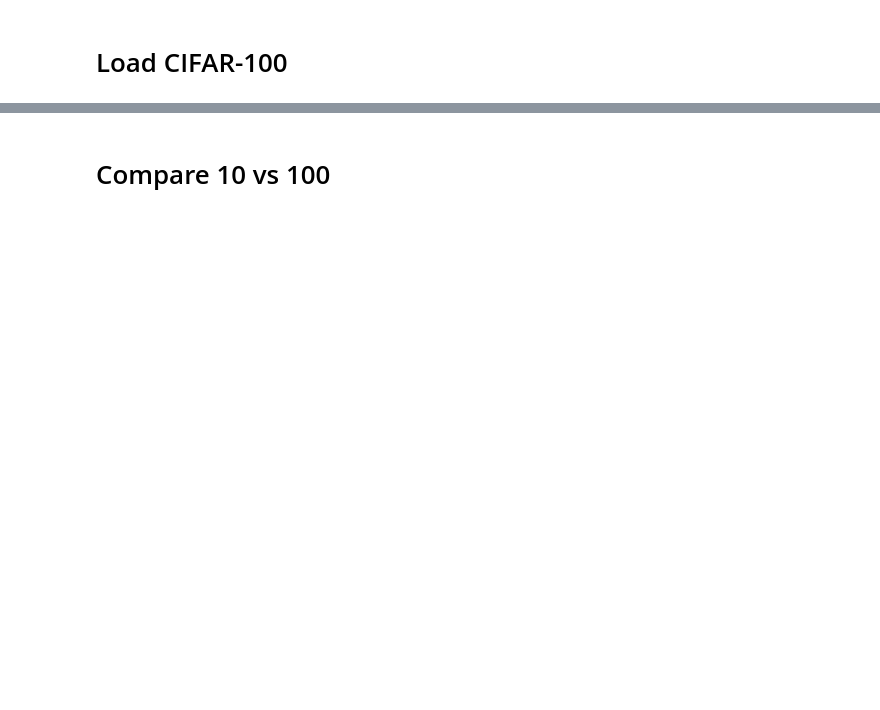
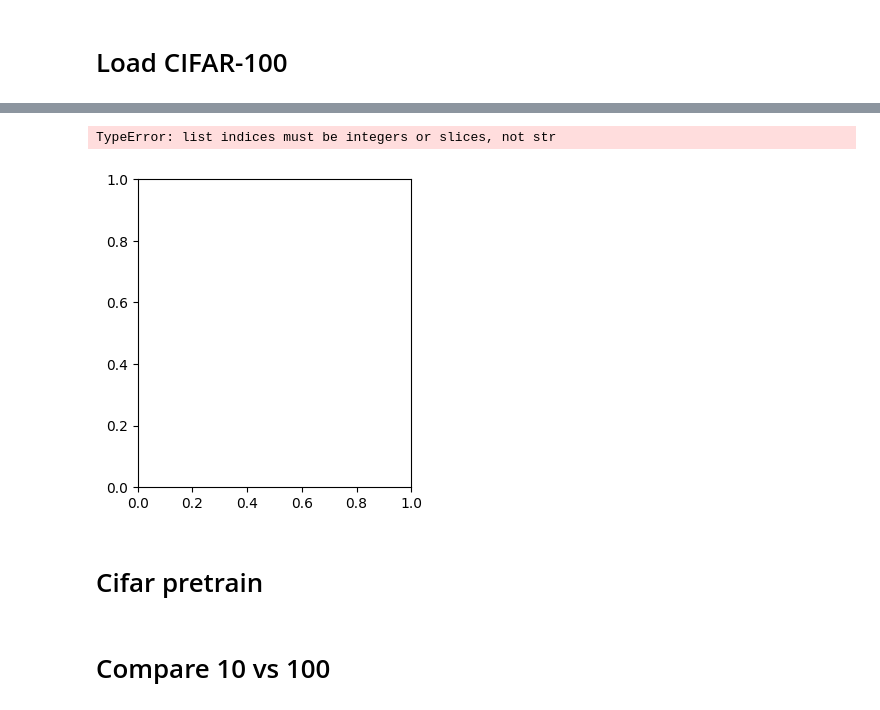
Before and after one commit to lottelaan98/ComputerVision_Assign3, a Jupyter notebook: cnn.ipynb, the cells around one changed output, grey strips where cells are left out. Cells and saved outputs as stored; diff of their text form; code cells hidden in the pictures; blank space fills up the shorter version.

```diff
--- a/cnn.ipynb
+++ b/cnn.ipynb
@@ -424,0 +464,16 @@ test_data = datasets.CIFAR100(
+# %%
+model_100 = CIFAR100_model()
+
+optimizer = torch.optim.Adam(model_100.parameters(), lr=0.001)
+
+model_100, history_100 = train_model(
+    model_100,
+    train_loader_100,
+    val_loader_100,
+    criterion,
+    optimizer,
+    device,
+    epochs=70,
+    use_scheduler=False,
+    initial_lr=0.001
+)
@@ -425,2 +498,34 @@ test_data = datasets.CIFAR100(
+# %%
+import matplotlib.pyplot as plt
+
+plt.figure(figsize=(12, 4))
+
+plt.subplot(1, 3, 1)
+plt.plot(history_100['train_loss'], label='Train Loss')
+plt.plot(history_100['val_loss'], label='Val Loss')
+plt.xlabel('Epoch')
+plt.ylabel('Loss')
+plt.title('CIFAR-100 Model - Loss')
+plt.legend()
+
+plt.subplot(1, 3, 2)
+plt.plot(history_100['val_acc'])
+plt.xlabel('Epoch')
+plt.ylabel('Accuracy')
+plt.title('CIFAR-100 Model - Validation Accuracy')
+
+plt.subplot(1, 3, 3)
+plt.plot(history_100['lr_history'])
+plt.xlabel('Epoch')
+plt.ylabel('Learning Rate')
+plt.title('CIFAR-100 Model - Learning Rate')
+
+plt.tight_layout()
+plt.show()
+# %% [output]
+TypeError: list indices must be integers or slices, not str
+[figure, added]
+# %% [markdown]
+# Cifar pretrain
 # %% [markdown]
 # Compare 10 vs 100
```
Also changed, not shown: parts of 10 cells of this notebook.
